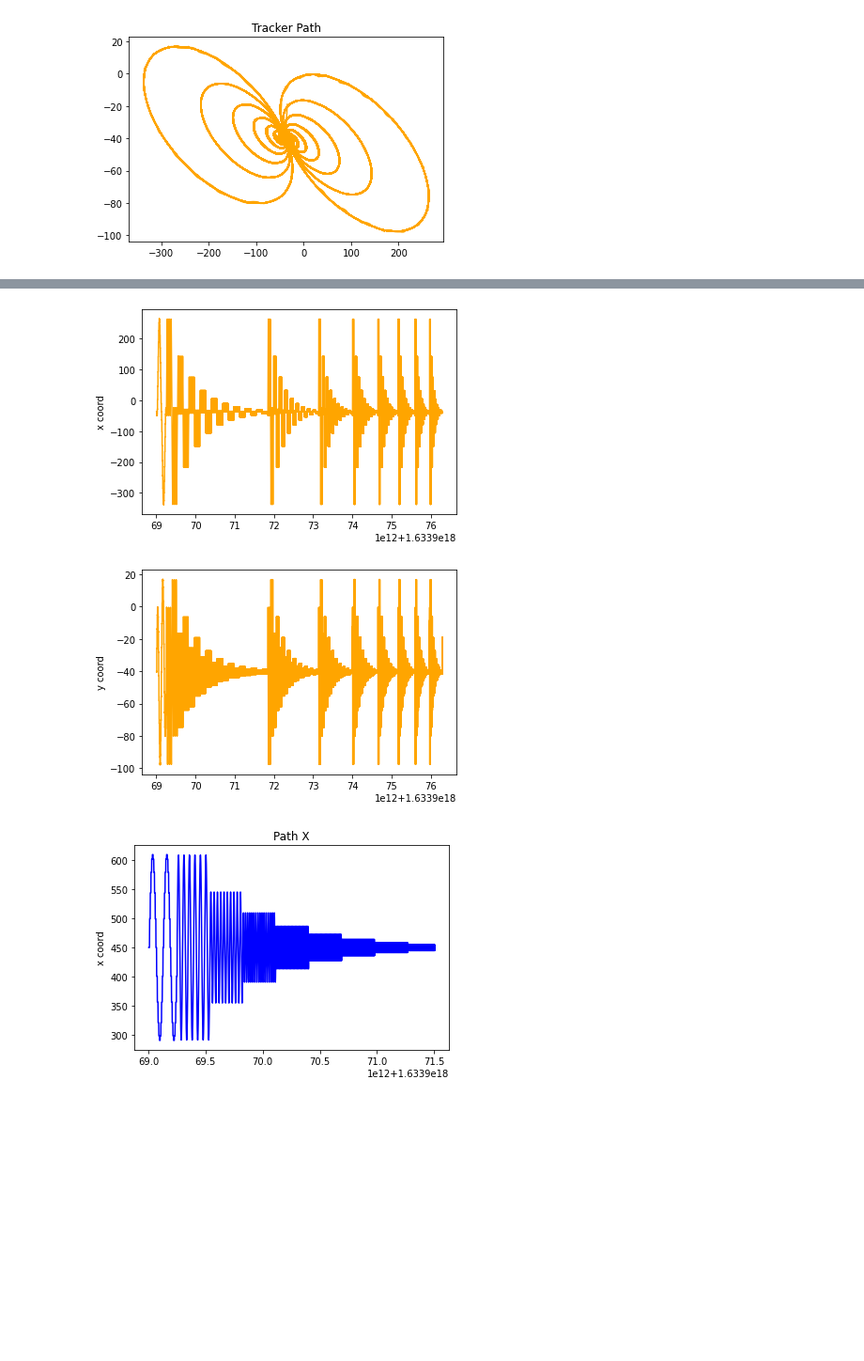
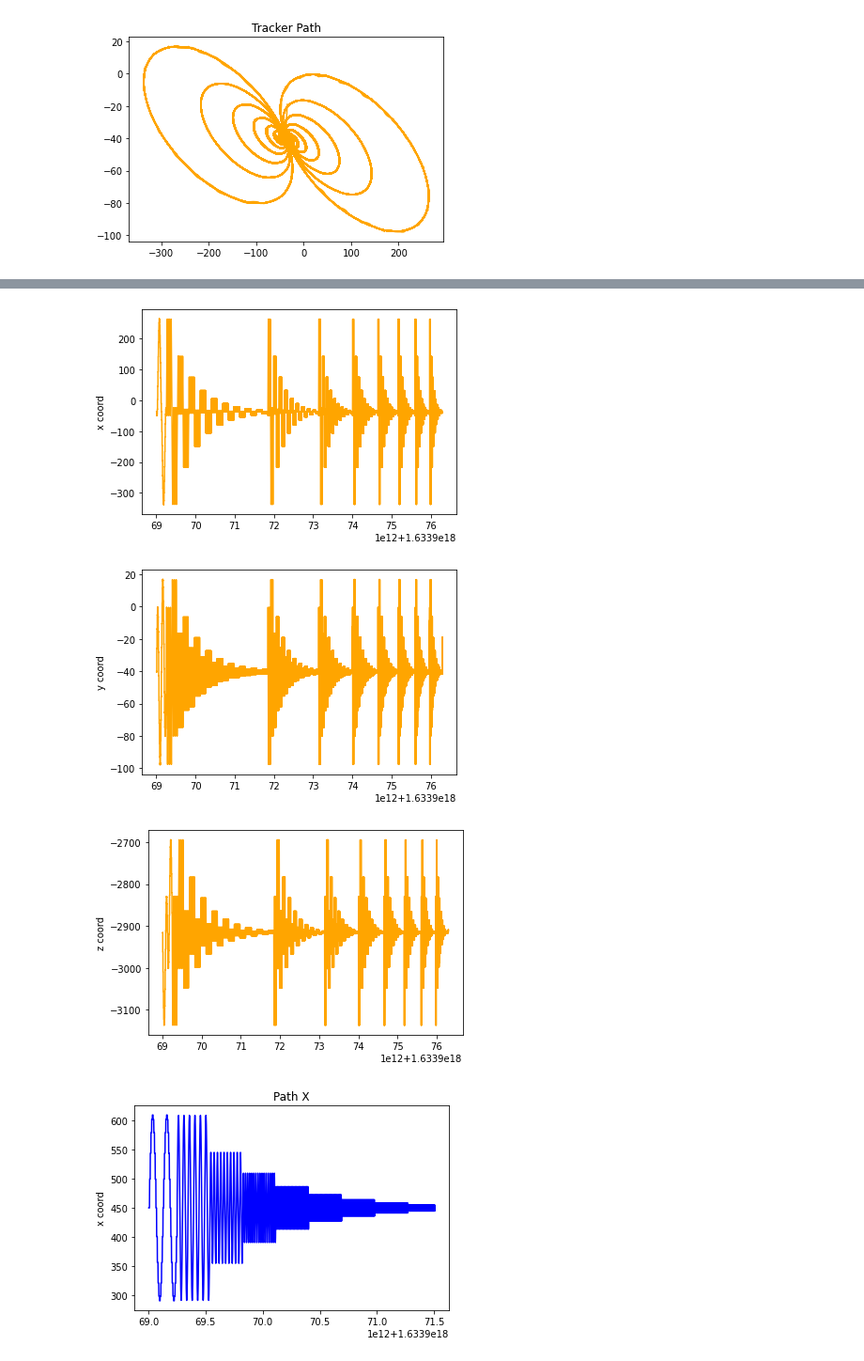
Before and after one commit to adamggibbs/path_analysis_soln, a Jupyter notebook: analysis.ipynb, the cells around one changed output, grey strips where cells are left out. Shown at 94% size. Saved outputs shown, nothing was run; the diff lists cells and outputs as text; code cells hidden in the pictures; blank space fills up the shorter version.

```diff
--- a/analysis.ipynb
+++ b/analysis.ipynb
@@ -65,14 +70,19 @@ plt.show()
 # %%
 plt.plot(tracker["t_trk"], tracker["x_trk"], c='orange')
 plt.ylabel('x coord')
 plt.show()
 
 plt.plot(tracker["t_trk"], tracker["y_trk"], c='orange')
 plt.ylabel('y coord')
 plt.show()
+
+plt.plot(tracker["t_trk"], tracker["z_trk"], c='orange')
+plt.ylabel('z coord')
+plt.show()
 # %% [output]
 [figure]
 [figure]
+[figure, added]
 # %%
 num_points = 50000
 # %%
```
Also changed, not shown: parts of 3 cells of this notebook, 1 other file.
